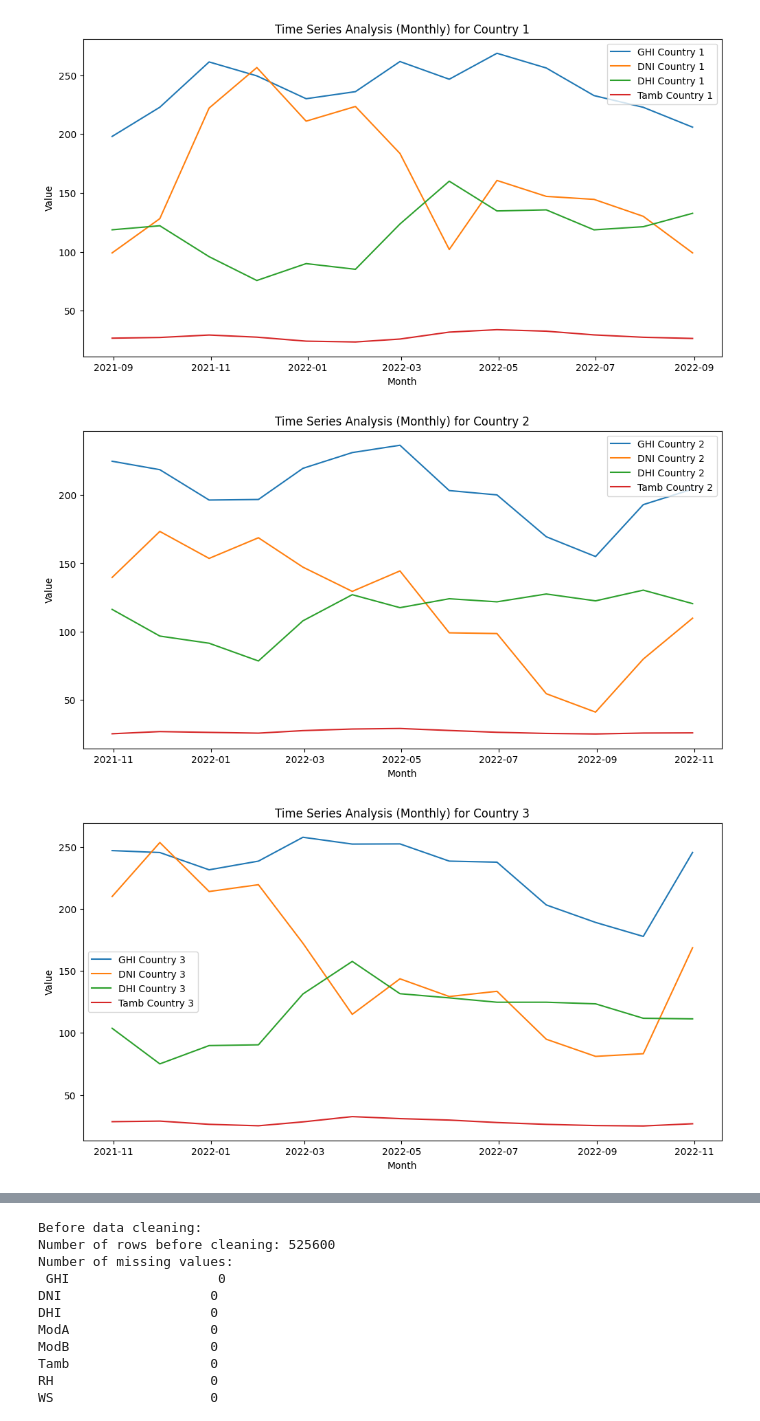
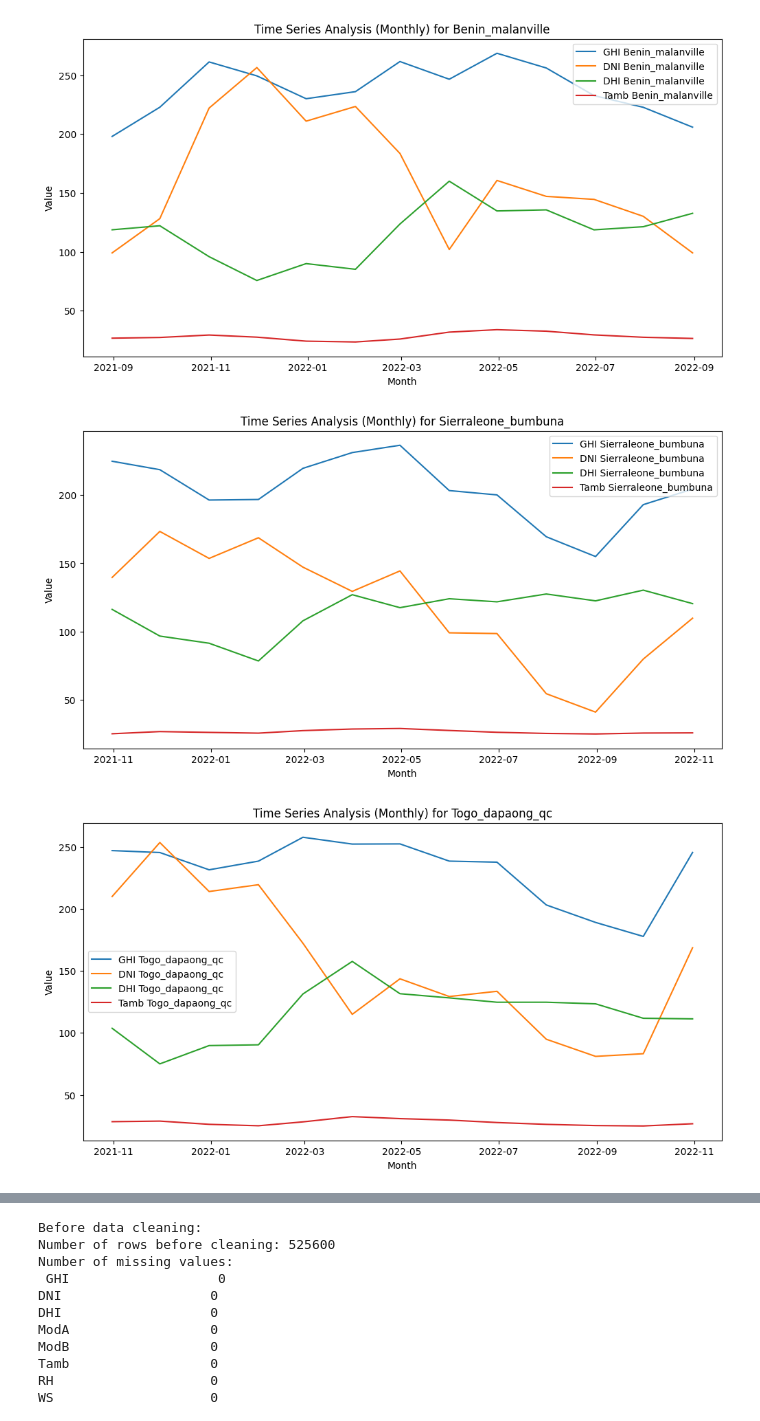
Before and after one commit to juniorworku/10-academy-ai-mastry, a Jupyter notebook: week0/Task1/notebooks/solar_analysis.ipynb, the cells around one changed output, grey strips where cells are left out. Drawn from its saved outputs; the diff is of its cells as text; code cells hidden in the pictures.

```diff
--- a/week0/Task1/notebooks/solar_analysis.ipynb
+++ b/week0/Task1/notebooks/solar_analysis.ipynb
@@ -11,17 +11,17 @@ data_country3 = pd.read_csv('../data/togo-dapaong_qc.csv')
 # %%
 # Convert 'Timestamp' column to datetime format
-data_country1['Timestamp'] = pd.to_datetime(data_country1['Timestamp'])
-data_country2['Timestamp'] = pd.to_datetime(data_country2['Timestamp'])
-data_country3['Timestamp'] = pd.to_datetime(data_country3['Timestamp'])
+data_benin_malanville['Timestamp'] = pd.to_datetime(data_benin_malanville['Timestamp'])
+data_sierraleone_bumbuna['Timestamp'] = pd.to_datetime(data_sierraleone_bumbuna['Timestamp'])
+data_togo_dapaong_qc['Timestamp'] = pd.to_datetime(data_togo_dapaong_qc['Timestamp'])
 # %%
 # Set 'Timestamp' column as index
-data_country1.set_index('Timestamp', inplace=True)
-data_country2.set_index('Timestamp', inplace=True)
-data_country3.set_index('Timestamp', inplace=True)
+data_benin_malanville.set_index('Timestamp', inplace=True)
+data_sierraleone_bumbuna.set_index('Timestamp', inplace=True)
+data_togo_dapaong_qc.set_index('Timestamp', inplace=True)
 # %%
 # Resample data on a monthly basis and aggregate using mean
-data_country1_monthly = data_country1.resample('ME').mean()
-data_country2_monthly = data_country2.resample('ME').mean()
-data_country3_monthly = data_country3.resample('ME').mean()
+data_benin_malanville_monthly = data_benin_malanville.resample('ME').mean()
+data_sierraleone_bumbuna_monthly = data_sierraleone_bumbuna.resample('ME').mean()
+data_togo_dapaong_qc_monthly = data_togo_dapaong_qc.resample('ME').mean()
 # %%
 # Calculate summary statistics for each country
@@ -90,44 +90,44 @@ dtype: int64
 # %%
 import matplotlib.pyplot as plt
 
 # Plot Time Series Analysis (Monthly)
 plt.figure(figsize=(12, 6))
-plt.plot(data_country1_monthly.index, data_country1_monthly['GHI'], label='GHI Country 1')
-plt.plot(data_country1_monthly.index, data_country1_monthly['DNI'], label='DNI Country 1')
-plt.plot(data_country1_monthly.index, data_country1_monthly['DHI'], label='DHI Country 1')
-plt.plot(data_country1_monthly.index, data_country1_monthly['Tamb'], label='Tamb Country 1')
+plt.plot(data_benin_malanville_monthly.index, data_benin_malanville_monthly['GHI'], label='GHI Benin_malanville')
+plt.plot(data_benin_malanville_monthly.index, data_benin_malanville_monthly['DNI'], label='DNI Benin_malanville')
+plt.plot(data_benin_malanville_monthly.index, data_benin_malanville_monthly['DHI'], label='DHI Benin_malanville')
+plt.plot(data_benin_malanville_monthly.index, data_benin_malanville_monthly['Tamb'], label='Tamb Benin_malanville')
 plt.xlabel('Month')
 plt.ylabel('Value')
-plt.title('Time Series Analysis (Monthly) for Country 1')
+plt.title('Time Series Analysis (Monthly) for Benin_malanville')
 plt.legend()
 plt.show()
 
 # Plot Time Series Analysis (Monthly)
 plt.figure(figsize=(12, 6))
-plt.plot(data_country2_monthly.index, data_country2_monthly['GHI'], label='GHI Country 2')
-plt.plot(data_country2_monthly.index, data_country2_monthly['DNI'], label='DNI Country 2')
-plt.plot(data_country2_monthly.index, data_country2_monthly['DHI'], label='DHI Country 2')
-plt.plot(data_country2_monthly.index, data_country2_monthly['Tamb'], label='Tamb Country 2')
+plt.plot(data_sierraleone_bumbuna_monthly.index, data_sierraleone_bumbuna_monthly['GHI'], label='GHI Sierraleone_bumbuna')
+plt.plot(data_sierraleone_bumbuna_monthly.index, data_sierraleone_bumbuna_monthly['DNI'], label='DNI Sierraleone_bumbuna')
+plt.plot(data_sierraleone_bumbuna_monthly.index, data_sierraleone_bumbuna_monthly['DHI'], label='DHI Sierraleone_bumbuna')
+plt.plot(data_sierraleone_bumbuna_monthly.index, data_sierraleone_bumbuna_monthly['Tamb'], label='Tamb Sierraleone_bumbuna')
 plt.xlabel('Month')
 plt.ylabel('Value')
-plt.title('Time Series Analysis (Monthly) for Country 2')
+plt.title('Time Series Analysis (Monthly) for Sierraleone_bumbuna')
 plt.legend()
 plt.show()
 
 # Plot Time Series Analysis (Monthly)
 plt.figure(figsize=(12, 6))
-plt.plot(data_country3_monthly.index, data_country3_monthly['GHI'], label='GHI Country 3')
-plt.plot(data_country3_monthly.index, data_country3_monthly['DNI'], label='DNI Country 3')
-plt.plot(data_country3_monthly.index, data_country3_monthly['DHI'], label='DHI Country 3')
-plt.plot(data_country3_monthly.index, data_country3_monthly['Tamb'], label='Tamb Country 3')
+plt.plot(data_togo_dapaong_qc_monthly.index, data_togo_dapaong_qc_monthly['GHI'], label='GHI Togo_dapaong_qc')
+plt.plot(data_togo_dapaong_qc_monthly.index, data_togo_dapaong_qc_monthly['DNI'], label='DNI Togo_dapaong_qc')
+plt.plot(data_togo_dapaong_qc_monthly.index, data_togo_dapaong_qc_monthly['DHI'], label='DHI Togo_dapaong_qc')
+plt.plot(data_togo_dapaong_qc_monthly.index, data_togo_dapaong_qc_monthly['Tamb'], label='Tamb Togo_dapaong_qc')
 plt.xlabel('Month')
 plt.ylabel('Value')
-plt.title('Time Series Analysis (Monthly) for Country 3')
+plt.title('Time Series Analysis (Monthly) for Togo_dapaong_qc')
 plt.legend()
 plt.show()
 # %% [output]
-[figure, old version]
+[figure, new version]
-[figure, old version]
+[figure, new version]
-[figure, old version]
+[figure, new version]
 # %%
 # Calculate correlation matrix for each country
```
Also changed, not shown: parts of 13 cells of this notebook.
